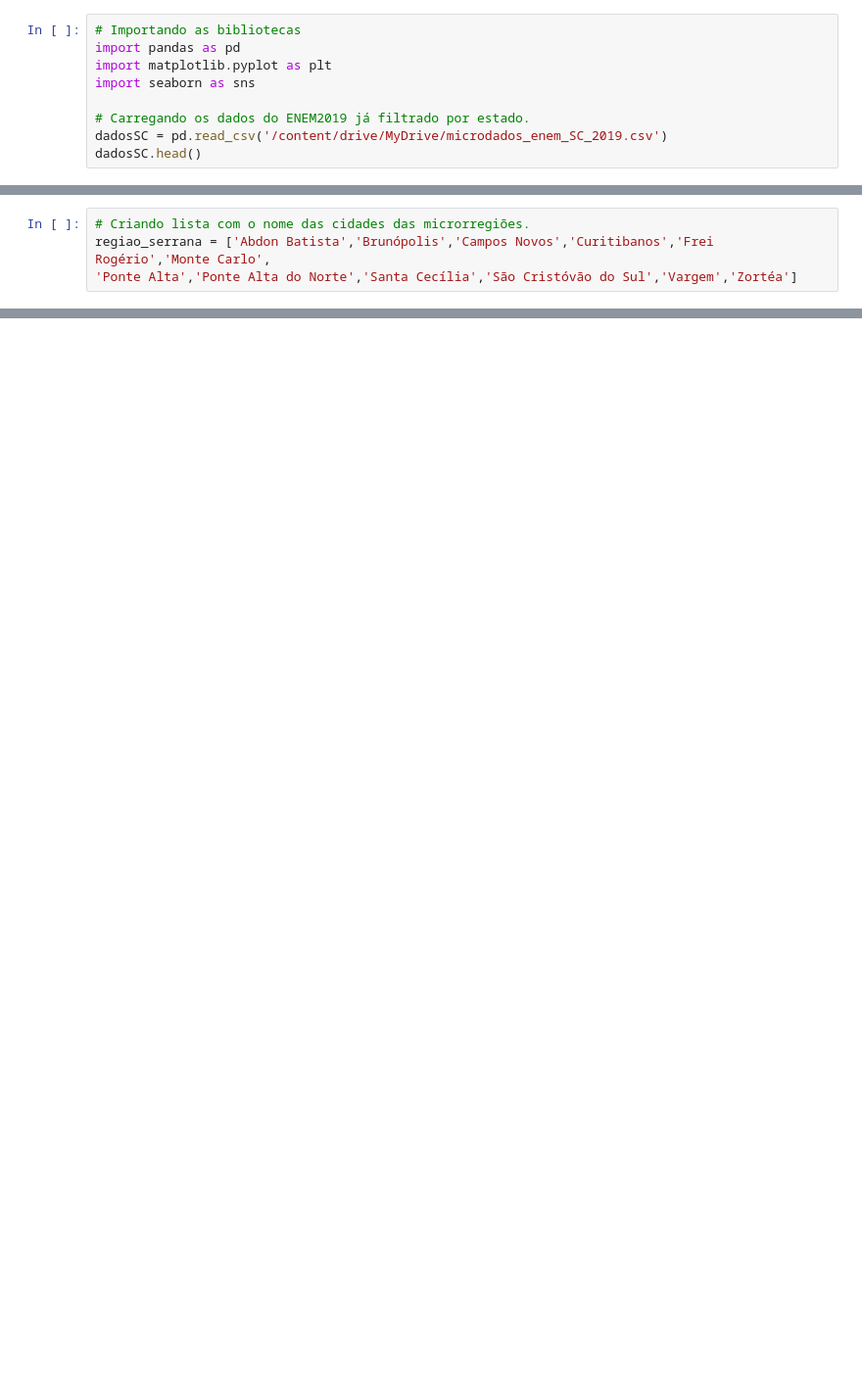
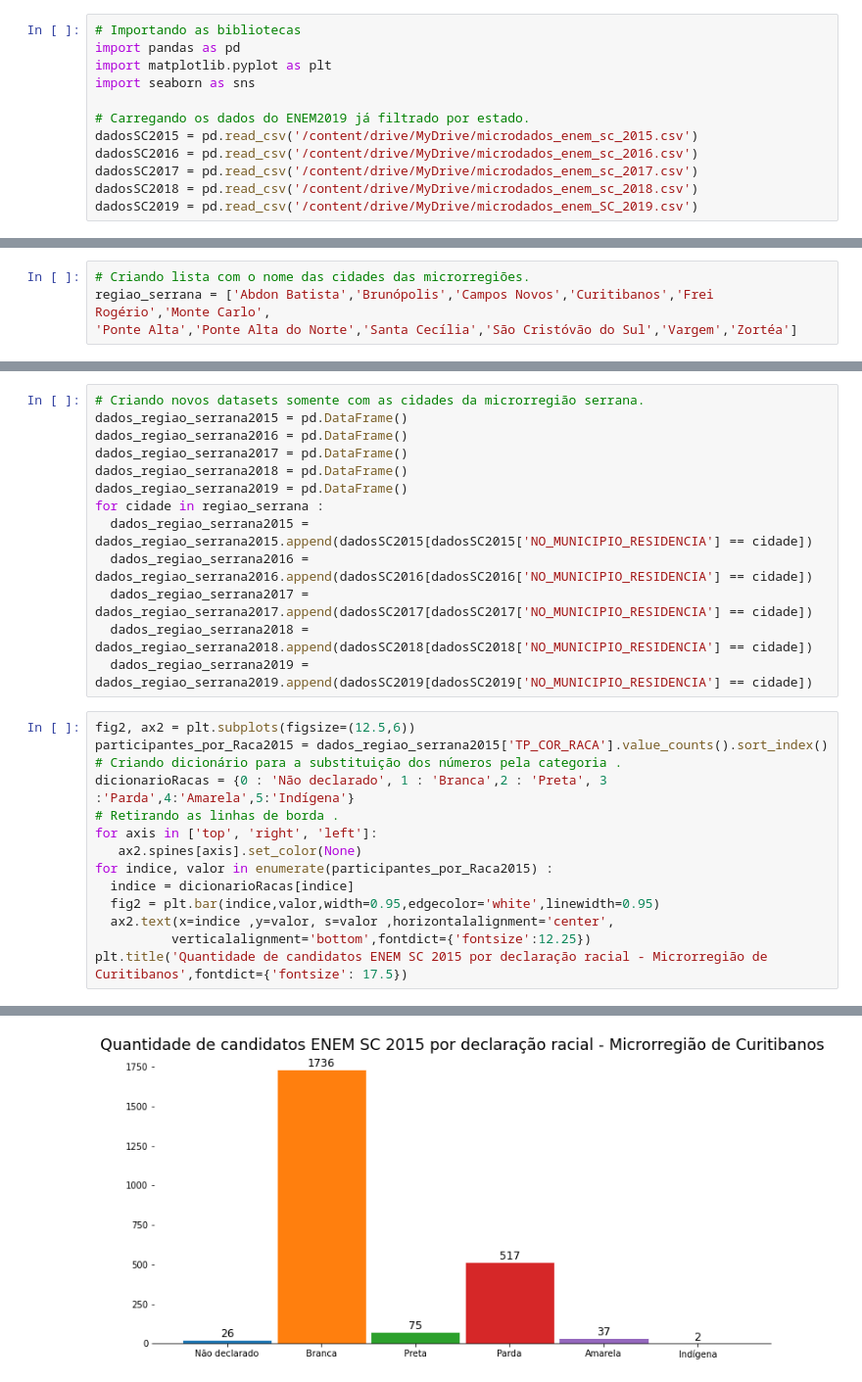
Before and after one commit to NophaieViscente/AnaliseDadosENEM, a Jupyter notebook: Analisando_Dados_da_Educação_ENEM_SC_Mesorregião_Serrana_|_Microrregião_de_Curitibanos.ipynb, the cells around one changed output, grey strips where cells are left out. Shown: that part at 98% size. Drawn from its saved outputs; the diff is of its cells as text; blank space fills up the shorter version.

```diff
--- a/Analisando_Dados_da_Educação_ENEM_SC_Mesorregião_Serrana_|_Microrregião_de_Curitibanos.ipynb
+++ b/Analisando_Dados_da_Educação_ENEM_SC_Mesorregião_Serrana_|_Microrregião_de_Curitibanos.ipynb
@@ -7,5 +7,8 @@ import matplotlib.pyplot as plt
 import seaborn as sns
 
 # Carregando os dados do ENEM2019 já filtrado por estado.
-dadosSC = pd.read_csv('/content/drive/MyDrive/microdados_enem_SC_2019.csv')
-dadosSC.head()
+dadosSC2015 = pd.read_csv('/content/drive/MyDrive/microdados_enem_sc_2015.csv')
+dadosSC2016 = pd.read_csv('/content/drive/MyDrive/microdados_enem_sc_2016.csv')
+dadosSC2017 = pd.read_csv('/content/drive/MyDrive/microdados_enem_sc_2017.csv')
+dadosSC2018 = pd.read_csv('/content/drive/MyDrive/microdados_enem_sc_2018.csv')
+dadosSC2019 = pd.read_csv('/content/drive/MyDrive/microdados_enem_SC_2019.csv')
@@ -43,0 +23,28 @@ dados_regiao_serrana
+# %%
+# Criando novos datasets somente com as cidades da microrregião serrana.
+dados_regiao_serrana2015 = pd.DataFrame()
+dados_regiao_serrana2016 = pd.DataFrame()
+dados_regiao_serrana2017 = pd.DataFrame()
+dados_regiao_serrana2018 = pd.DataFrame()
+dados_regiao_serrana2019 = pd.DataFrame()
+for cidade in regiao_serrana :
+  dados_regiao_serrana2015 = dados_regiao_serrana2015.append(dadosSC2015[dadosSC2015['NO_MUNICIPIO_RESIDENCIA'] == cidade])
+  dados_regiao_serrana2016 = dados_regiao_serrana2016.append(dadosSC2016[dadosSC2016['NO_MUNICIPIO_RESIDENCIA'] == cidade])
+  dados_regiao_serrana2017 = dados_regiao_serrana2017.append(dadosSC2017[dadosSC2017['NO_MUNICIPIO_RESIDENCIA'] == cidade])
+  dados_regiao_serrana2018 = dados_regiao_serrana2018.append(dadosSC2018[dadosSC2018['NO_MUNICIPIO_RESIDENCIA'] == cidade])
+  dados_regiao_serrana2019 = dados_regiao_serrana2019.append(dadosSC2019[dadosSC2019['NO_MUNICIPIO_RESIDENCIA'] == cidade])
+# %%
+fig2, ax2 = plt.subplots(figsize=(12.5,6))
+participantes_por_Raca2015 = dados_regiao_serrana2015['TP_COR_RACA'].value_counts().sort_index()
+# Criando dicionário para a substituição dos números pela categoria .
+dicionarioRacas = {0 : 'Não declarado', 1 : 'Branca',2 : 'Preta', 3 :'Parda',4:'Amarela',5:'Indígena'}
+# Retirando as linhas de borda .
+for axis in ['top', 'right', 'left']:
+   ax2.spines[axis].set_color(None)
+for indice, valor in enumerate(participantes_por_Raca2015) :
+  indice = dicionarioRacas[indice]
+  fig2 = plt.bar(indice,valor,width=0.95,edgecolor='white',linewidth=0.95)
+  ax2.text(x=indice ,y=valor, s=valor ,horizontalalignment='center',
+          verticalalignment='bottom',fontdict={'fontsize':12.25})
+plt.title('Quantidade de candidatos ENEM SC 2015 por declaração racial - Microrregião de Curitibanos',fontdict={'fontsize': 17.5})
+# %% [output]
@@ -43,0 +52 @@ dados_regiao_serrana
+[figure, added]
```
Also changed, not shown: parts of 16 cells of this notebook.
